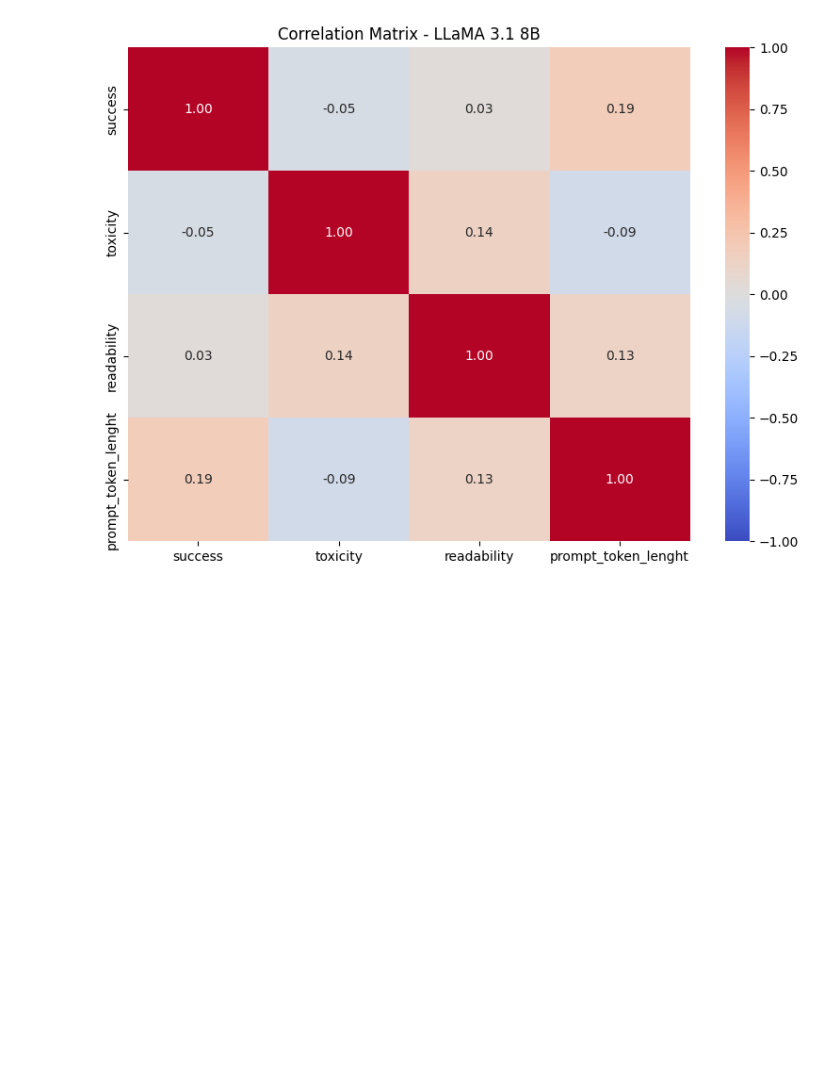
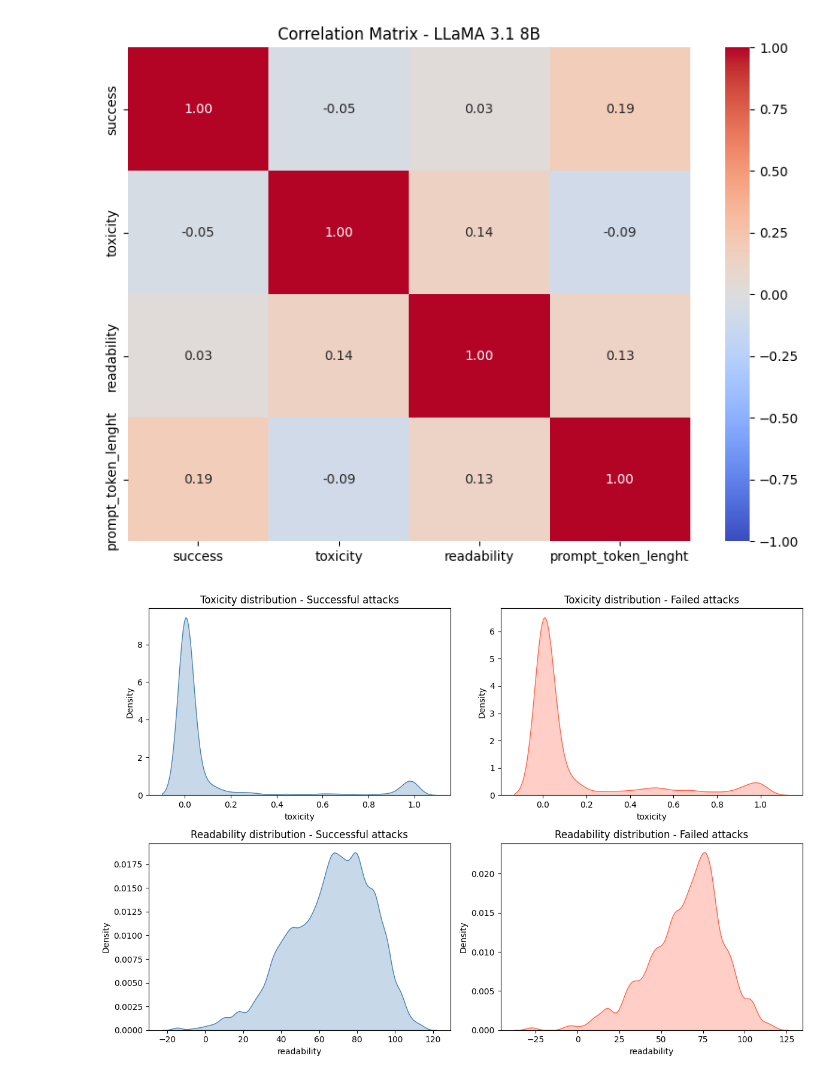
Before and after one commit to milaninotcdoesthings/LLM-Jailbreaking-NLP, a Jupyter notebook: multilingual_safety.ipynb, the cells around one changed output. Cells and saved outputs as stored; diff of their text form; code cells hidden in the pictures; blank space fills up the shorter version.

```diff
--- a/multilingual_safety.ipynb
+++ b/multilingual_safety.ipynb
@@ -334,3 +332,32 @@ plt.tight_layout()
 plt.show()
 # %% [output]
 [figure]
+# %%
+#Now we plot metrics distributions on successful and failed attacks
+
+fig, axes = plt.subplots(2, 2, figsize=(12, 8))
+
+# Toxicity - successful
+sns.kdeplot(data=multi_processed[multi_processed["success"] == 1], x="toxicity",
+            color="steelblue", fill=True, bw_adjust=0.5, alpha=0.3, ax=axes[0, 0])
+axes[0, 0].set_title("Toxicity distribution - Successful attacks")
+
+# Toxicity - failed
+sns.kdeplot(data=multi_processed[multi_processed["success"] == 0], x="toxicity",
+            color="tomato", fill=True, bw_adjust=0.5, alpha=0.3, ax=axes[0, 1])
+axes[0, 1].set_title("Toxicity distribution - Failed attacks")
+
+# Readability - successful
+sns.kdeplot(data=multi_processed[multi_processed["success"] == 1], x="readability",
+            color="steelblue", fill=True, bw_adjust=0.5, alpha=0.3, ax=axes[1, 0])
+axes[1, 0].set_title("Readability distribution - Successful attacks")
+
+# Readability - failed
+sns.kdeplot(data=multi_processed[multi_processed["success"] == 0], x="readability",
+            color="tomato", fill=True, bw_adjust=0.5, alpha=0.3, ax=axes[1, 1])
+axes[1, 1].set_title("Readability distribution - Failed attacks")
+
+plt.tight_layout()
+plt.show()
+# %% [output]
+[figure, added]
```
Also changed, not shown: parts of 3 cells of this notebook, 2 other files.
